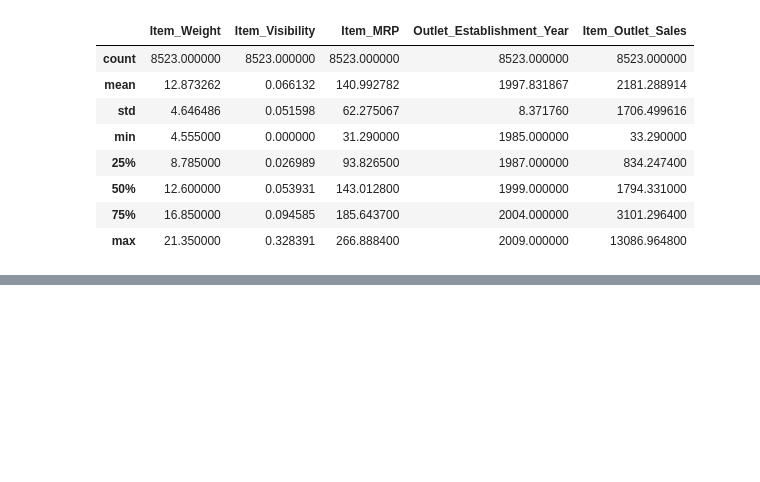
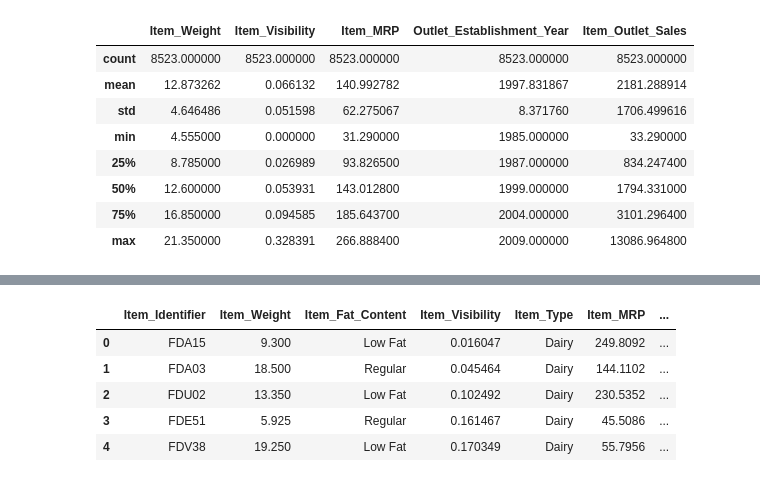
Before and after one commit to khixson1/Food_Sales_Prediction, a Jupyter notebook: Food_Sales_Predictions.ipynb, the cells around one changed output, grey strips where cells are left out. Saved outputs shown, nothing was run; the diff lists cells and outputs as text; code cells hidden in the pictures; blank space fills up the shorter version.

```diff
--- a/Food_Sales_Predictions.ipynb
+++ b/Food_Sales_Predictions.ipynb
@@ -375,0 +383,28 @@ plt.yticks(fontsize = 14);
+# %%
+# filter out just refrigerated items: dairy, meat, and seafood
+
+# dairy filter
+dairy_fil = df['Item_Type'] == 'Dairy'
+dairy_df = pd.DataFrame(df[dairy_fil])
+
+# meat filter
+meat_fil = df['Item_Type'] == 'Meat'
+meat_df = pd.DataFrame(df[meat_fil])
+
+# seafood filter
+sea_fil = df['Item_Type'] == 'Seafood'
+sea_df = pd.DataFrame(df[sea_fil])
+
+# combine dataframes for single refrigerated items dataframe and reset and replace the index
+fridge_items = pd.concat([dairy_df, meat_df, sea_df])
+fridge_items.sort_values('Outlet_Type')
+fridge_items.reset_index(drop=True, inplace=True)
+
+display(fridge_items.head())
+# %% [output]
+|  | Item_Identifier | Item_Weight | Item_Fat_Content | Item_Visibility | Item_Type | Item_MRP | ... |
+| 0 | FDA15 | 9.300 | Low Fat | 0.016047 | Dairy | 249.8092 | ... |
+| 1 | FDA03 | 18.500 | Regular | 0.045464 | Dairy | 144.1102 | ... |
+| 2 | FDU02 | 13.350 | Low Fat | 0.102492 | Dairy | 230.5352 | ... |
+| 3 | FDE51 | 5.925 | Regular | 0.161467 | Dairy | 45.5086 | ... |
+| 4 | FDV38 | 19.250 | Low Fat | 0.170349 | Dairy | 55.7956 | ... |
```
Also changed, not shown: parts of 7 cells of this notebook.
